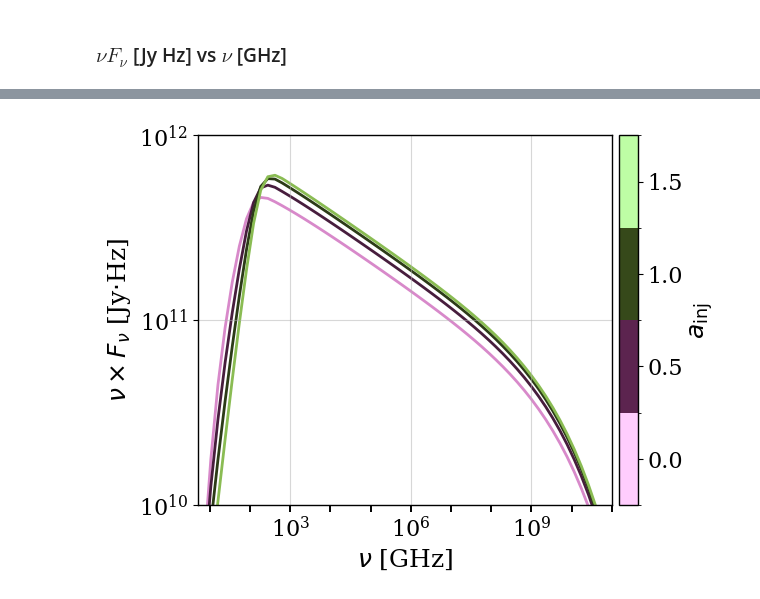
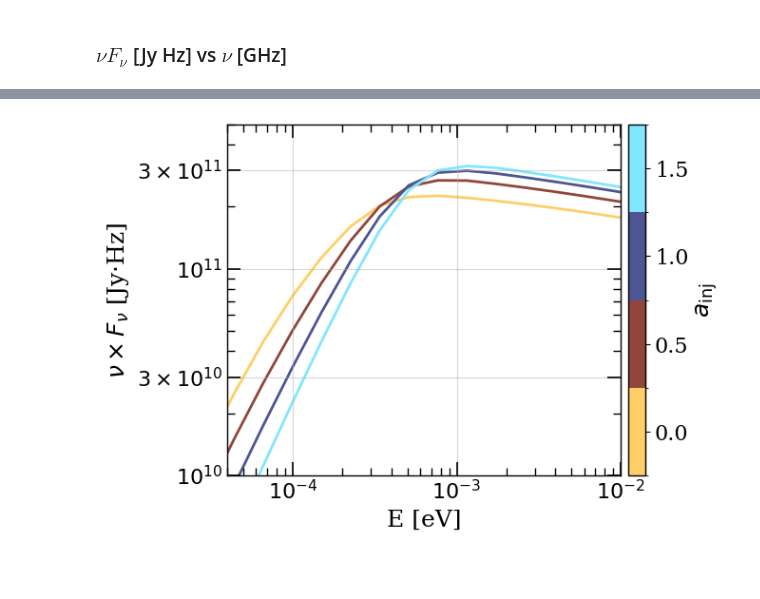
Before and after one commit to santimda/ExtendedJet, a Jupyter notebook: Code/explore_parameters.ipynb, the cells around one changed output, grey strips where cells are left out. Drawn from its saved outputs; the diff is of its cells as text; code cells hidden in the pictures; blank space fills up the shorter version.

```diff
--- a/Code/explore_parameters.ipynb
+++ b/Code/explore_parameters.ipynb
@@ -392,14 +472,14 @@ fig.savefig('SEDs_Ljs.pdf')
 # %% [markdown]
 # Explore z0 variations
 # %%
-# Make a list with the values of z0
-z0s = [5,50, 100, 250, 350]
+# # Make a list with the values of z0
+# z0s = [5,50, 100, 250, 350]
 
-# Calculate the SED for each z0 (fixing default parameters)
-SEDs_z0 = []
-for z0 in z0s:
-    print(f'{z0=}')
-    #SED = model_sed(E, z, sigma0, Lj, z0, a_inj)
-    SED = model_syn(E, z, sigma0_def, Lj_def, z0*R_g, a_inj_def)
-    time.sleep(2)
-    SEDs_z0.append(SED)
+# # Calculate the SED for each z0 (fixing default parameters)
+# SEDs_z0 = []
+# for z0 in z0s:
+#     print(f'{z0=}')
+#     #SED = model_sed(E, z, sigma0, Lj, z0, a_inj)
+#     SED = model_syn(E, z, sigma0_def, Lj_def, z0*R_g, a_inj_def)
+#     time.sleep(2)
+#     SEDs_z0.append(SED)
@@ -630,34 +724,38 @@ fig.savefig('SEDs_a_injs.pdf')
 ### $\nu F_\nu$ [Jy Hz] vs $\nu$ [GHz]
 # %%
 #Grafico anterior en \nu vs \nu*F_\nu
+
+
 # Voy a graficar datos y modelo
 fig, ax = plt.subplots(1)
 
 # Defino una paleta discreta
 n = len(a_injs)
-color_vector = np.linspace(0.1, 0.9, n)
-colors = plt.cm.vanimo(color_vector) # define a palette avoiding extreme colors
+color_vector = np.linspace(0, 1, n)
+colors = plt.cm.managua(color_vector) # define a palette avoiding extreme colors
 # Genero una colorbar discreta para n puntos
 c = np.arange(1, n+1)
-cmap = plt.cm.get_cmap('vanimo', n)
+cmap = plt.cm.get_cmap('managua', n)
+print(np.arange(n+1)+0.5)
 norm = matplotlib.colors.BoundaryNorm(np.arange(n+1)+0.5,n)
 sm = plt.cm.ScalarMappable(norm=norm, cmap=cmap)
 
 # Set labels
 plt.title('')
-plt.setp(ax, xlabel=r"$\nu$ [GHz]")
+plt.setp(ax, xlabel=r"E [eV]")
 plt.setp(ax, ylabel=r"$\nu \times F_\nu$ [Jy$\cdot$Hz]")
 
 # Set plot scales
-xmin, xmax = 5e0,1e11#E_min/eV, E_max/eV
-ymin, ymax = 1e10, 1e12
+# xmin, xmax = 5e0,1e11#E_min/eV, E_max/eV
+xmin, xmax = 4e-5, 0.004
+ymin, ymax = 1e10, .5e12
 plt.xlim(xmin, xmax)
 
 plt.ylim(ymin, ymax)
 
 # Grafico las funciones individuales y su suma usando una paleta discreta
 for i in range(n):
-    plt.plot(E/h/1e9, E/h*SEDs_a[i]*1e23*h, ls='-', color=colors[i], linewidth=2, label='', zorder=1)
+    plt.plot(E/eV, E/h*SEDs_a[i]*1e23*h, ls='-', color=colors[i], linewidth=2, label='', zorder=1)
 
 plt.legend(loc='best')
 ax.loglog()
@@ -666,20 +764,51 @@ cbar = fig.colorbar(sm, ax=ax, ticks=c, label=r"$a_\mathrm{inj}$", pad=0.015)
 cbar.ax.set_yticklabels(a_inj_labels)  # vertically oriented colorbar
 
 # Set xticks
-num = int(np.log10(xmax/xmin))
-x_major = matplotlib.ticker.LogLocator(base = 10.0, numticks = num//2)
-ax.xaxis.set_major_locator(x_major)
-x_minor = matplotlib.ticker.LogLocator(base = 10.0, numticks = (num//2) * 3)
-ax.xaxis.set_minor_locator(x_minor)
-ax.xaxis.set_minor_formatter(matplotlib.ticker.NullFormatter())
+# num = int(np.log10(xmax/xmin))
+# x_major = matplotlib.ticker.LogLocator(base = 10.0, numticks = num//2)
+# ax.xaxis.set_major_locator(x_major)
+# x_minor = matplotlib.ticker.LogLocator(base = 10.0, numticks = (num//2) * 3)
+# ax.xaxis.set_minor_locator(x_minor)
+# ax.xaxis.set_minor_formatter(matplotlib.ticker.NullFormatter())
+ax.set_xticks([ 1e-4, 1e-3,1e-2])
+ax.set_xticklabels([
+    r'$10^{-4}$',
+    r'$10^{-3}$',
+    r'$10^{-2}$'
+])
 
 # Set yticks
-numy = int(np.log10(ymax/ymin))
-y_major = matplotlib.ticker.LogLocator(base = 10.0, numticks = numy//2+1)
-ax.yaxis.set_major_locator(y_major)
-y_minor = matplotlib.ticker.LogLocator(base = 10.0, numticks = numy+2)
-ax.yaxis.set_minor_locator(y_minor)
-ax.yaxis.set_minor_formatter(matplotlib.ticker.NullFormatter())
+ax.set_yticks([ 1e10,3e10,1e11, 3e11])
+ax.set_yticklabels([
+    r'$10^{10}$',
+    r'$3\times10^{10}$',
+    r'$10^{11}$',
+
+    r'$3\times10^{11}$'
+])
+
+# # Set yticks
+# numy = int(np.log10(ymax/ymin))
+# y_major = matplotlib.ticker.LogLocator(base = 10.0, numticks = numy//2+1)
+# ax.yaxis.set_major_locator(y_major)
+# y_minor = matplotlib.ticker.LogLocator(base = 10.0, numticks = numy+2)
+# ax.yaxis.set_minor_locator(y_minor)
+# ax.yaxis.set_minor_formatter(matplotlib.ticker.NullFormatter())
+
+# Ticks más largos, hacia adentro y espejados
+ax.tick_params(axis='both', which='major',
+               direction='in',
+               length=10,      # longitud de ticks mayores
+               width=1.2,
+               top=True, right=True)
+
+ax.tick_params(axis='both', which='minor',
+               direction='in',
+               length=6,      # longitud de ticks menores
+               width=1.0,
+               top=True, right=True)
+
+
 plt.grid(alpha=0.5)
 plt.legend('',frameon=False)
 plt.show()
@@ -688,5 +817,5 @@ plt.show()
 #fig.savefig('SEDs_etas.pdf', bbox_inches='tight', pad_inches = 0.01)
 #AJUSTO A MANO EL RECORTE
 fig.subplots_adjust(bottom=0.16, top=0.97, left=0.14, right=0.97)
-fig.savefig('SEDs_a_injs.pdf')
+fig.savefig('SEDs_a_injs_Fnu.pdf', bbox_inches='tight')
 # %% [output]
@@ -693 +823 @@ fig.savefig('SEDs_a_injs.pdf')
-[figure, old version]
+[figure, new version]
```
Also changed, not shown: parts of 11 cells of this notebook, 17 other files.
